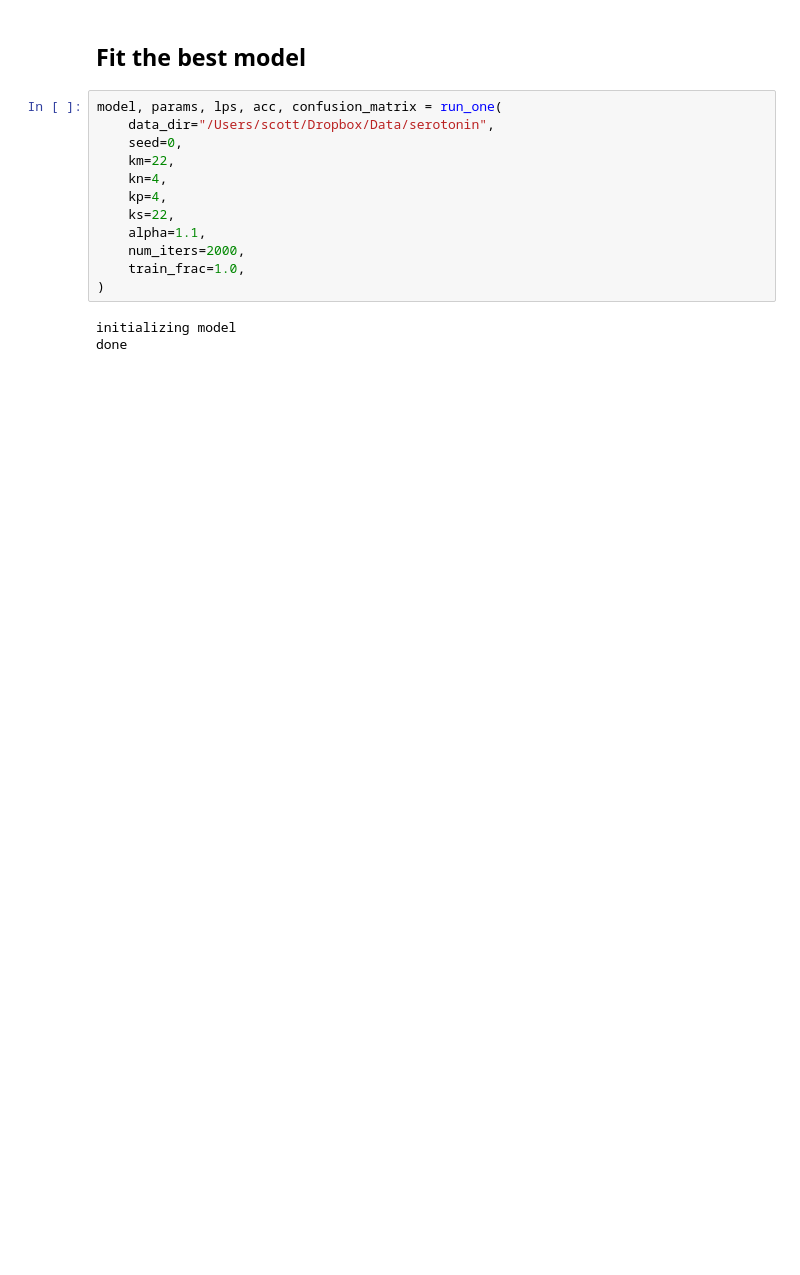
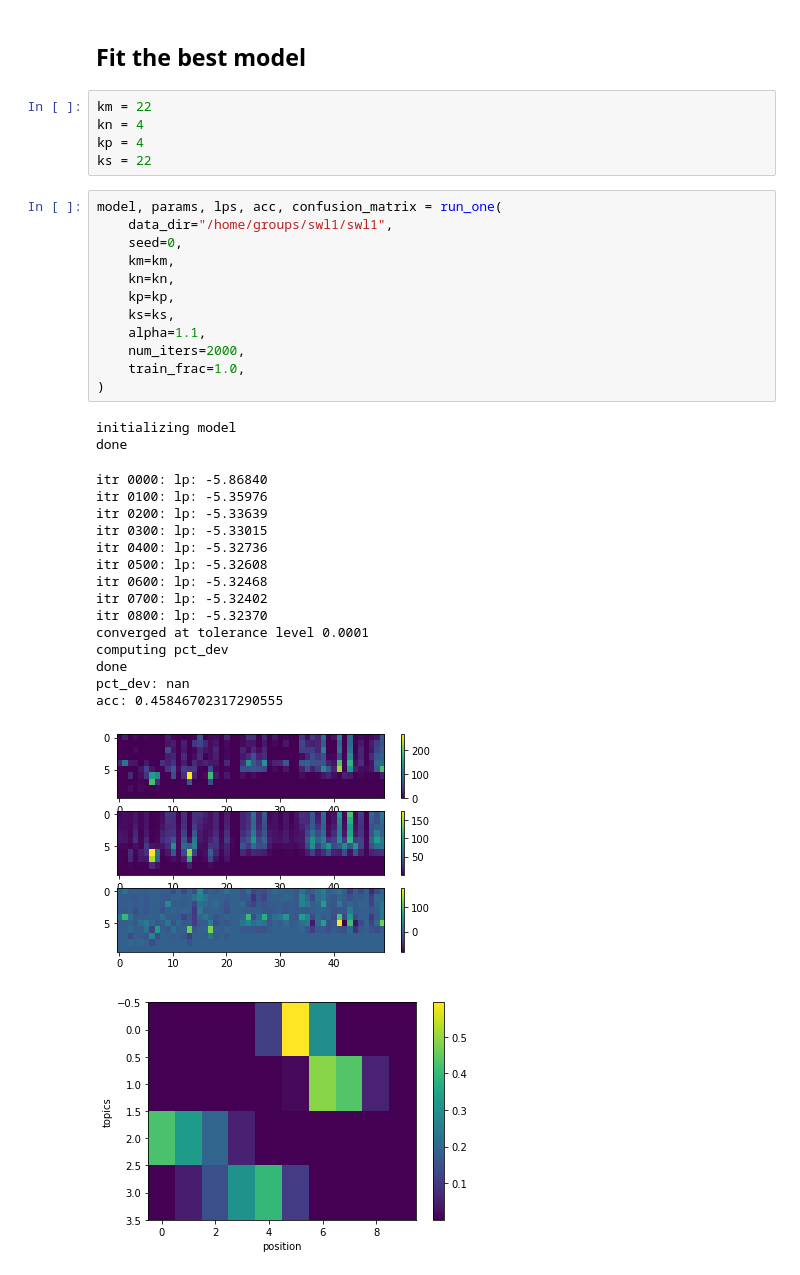
Before and after one commit to lindermanlab/dirichlet-tucker, a Jupyter notebook: analysis/serotonin/serotonin_postprocess.ipynb, the cells around one changed output. Saved outputs shown, nothing was run; the diff lists cells and outputs as text; blank space fills up the shorter version.

Commit message:
running serotonin 4d behavior analyses

```diff
--- a/analysis/serotonin/serotonin_postprocess.ipynb
+++ b/analysis/serotonin/serotonin_postprocess.ipynb
@@ -117,17 +138,38 @@ for j in range(4):
 # %% [markdown]
 ## Fit the best model
+# %%
+km = 22
+kn = 4
+kp = 4
+ks = 22
 # %%
 model, params, lps, acc, confusion_matrix = run_one(
-    data_dir="/Users/scott/Dropbox/Data/serotonin",
+    data_dir="/home/groups/swl1/swl1",
     seed=0,
-    km=22,
-    kn=4,
-    kp=4,
-    ks=22,
+    km=km,
+    kn=kn,
+    kp=kp,
+    ks=ks,
     alpha=1.1,
     num_iters=2000,
     train_frac=1.0,
 )
 # %% [output]
 initializing model
 done
+itr 0000: lp: -5.86840
+itr 0100: lp: -5.35976
+itr 0200: lp: -5.33639
+itr 0300: lp: -5.33015
+itr 0400: lp: -5.32736
+itr 0500: lp: -5.32608
+itr 0600: lp: -5.32468
+itr 0700: lp: -5.32402
+itr 0800: lp: -5.32370
+converged at tolerance level 0.0001
+computing pct_dev
+done
+pct_dev: nan
+acc: 0.45846702317290555
+[figure, added]
+[figure, added]
```
Also changed, not shown: parts of 26 cells of this notebook.
